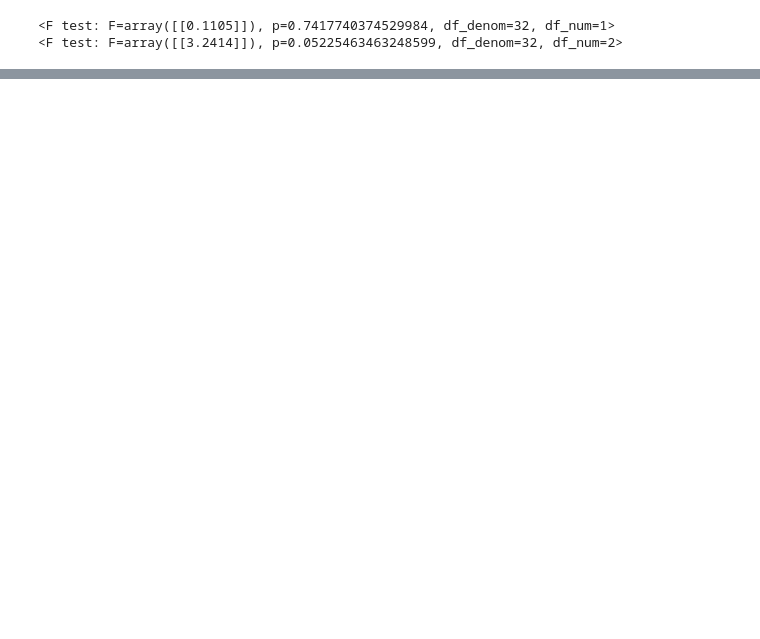
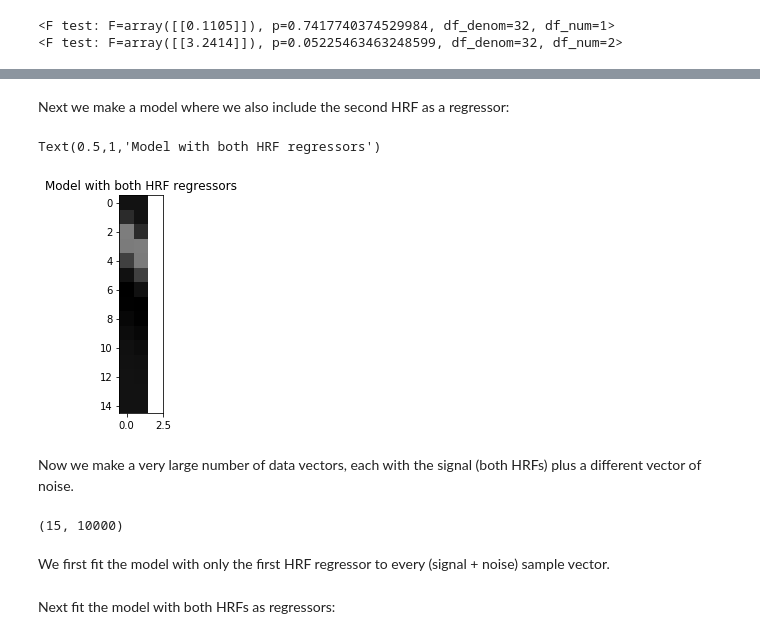
Before and after one commit to neurodatascience/course-materials-2020, a Jupyter notebook: lectures/14-may/02-intro-to-stats/intro-to-stats.ipynb, the cells around one changed output, grey strips where cells are left out. Drawn from its saved outputs; the diff is of its cells as text; code cells hidden in the pictures; blank space fills up the shorter version.

```diff
--- a/lectures/14-may/02-intro-to-stats/intro-to-stats.ipynb
+++ b/lectures/14-may/02-intro-to-stats/intro-to-stats.ipynb
@@ -669,0 +878,25 @@ print(modelfit.f_test([[0, 0, 1, 0, 0, 0],[0, 0, 0, 1, 0, 0]]))
+# %% [markdown]
+Next we make a model where we also include the second HRF as a regressor:
+# %%
+X_both = np.vstack((hrf1, hrf2, np.ones_like(hrf1))).T
+plt.imshow(X_both, interpolation='nearest', cmap='gray')
+plt.title('Model with both HRF regressors')
+# %% [output]
+Text(0.5,1,'Model with both HRF regressors')
+[figure, added]
+# %% [markdown]
+Now we make a very large number of data vectors, each with the signal
+(both HRFs) plus a different vector of noise.
+# %%
+T = len(times)
+iters = 10000
+# Make 10000 Y vectors (new noise for each colum)
+noise_vectors = np.random.normal(size=(T, iters))
+# add signal to make data vectors
+Ys = noise_vectors + signal[:, np.newaxis]
+Ys.shape
+# %% [output]
+(15, 10000)
+# %% [markdown]
+We first fit the model with only the first HRF regressor to every (signal +
+noise) sample vector.
@@ -669,0 +906,2 @@ print(modelfit.f_test([[0, 0, 1, 0, 0, 0],[0, 0, 0, 1, 0, 0]]))
+# %% [markdown]
+Next fit the model with both HRFs as regressors:
```
Also changed, not shown: parts of 78 cells of this notebook, 1 other file.
